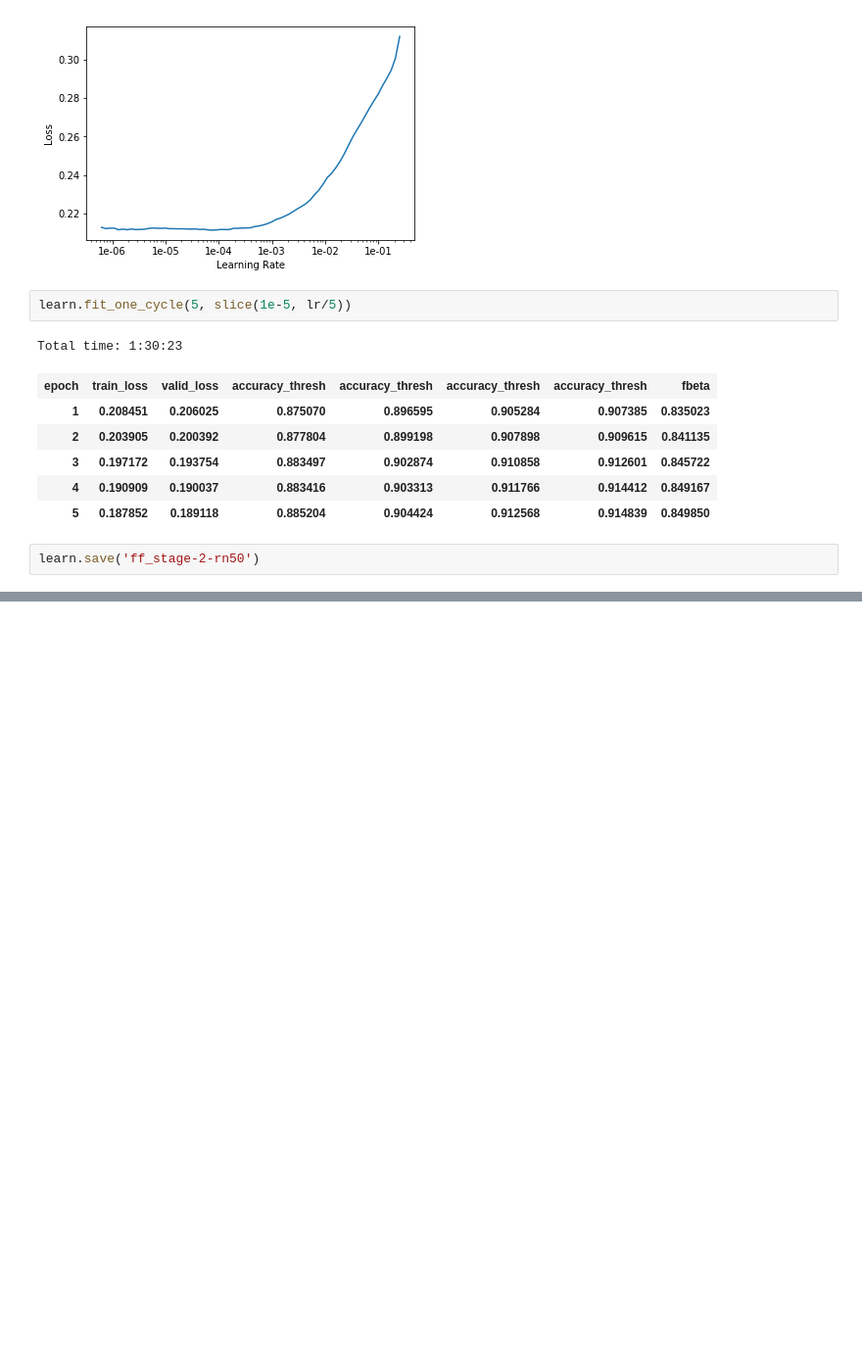
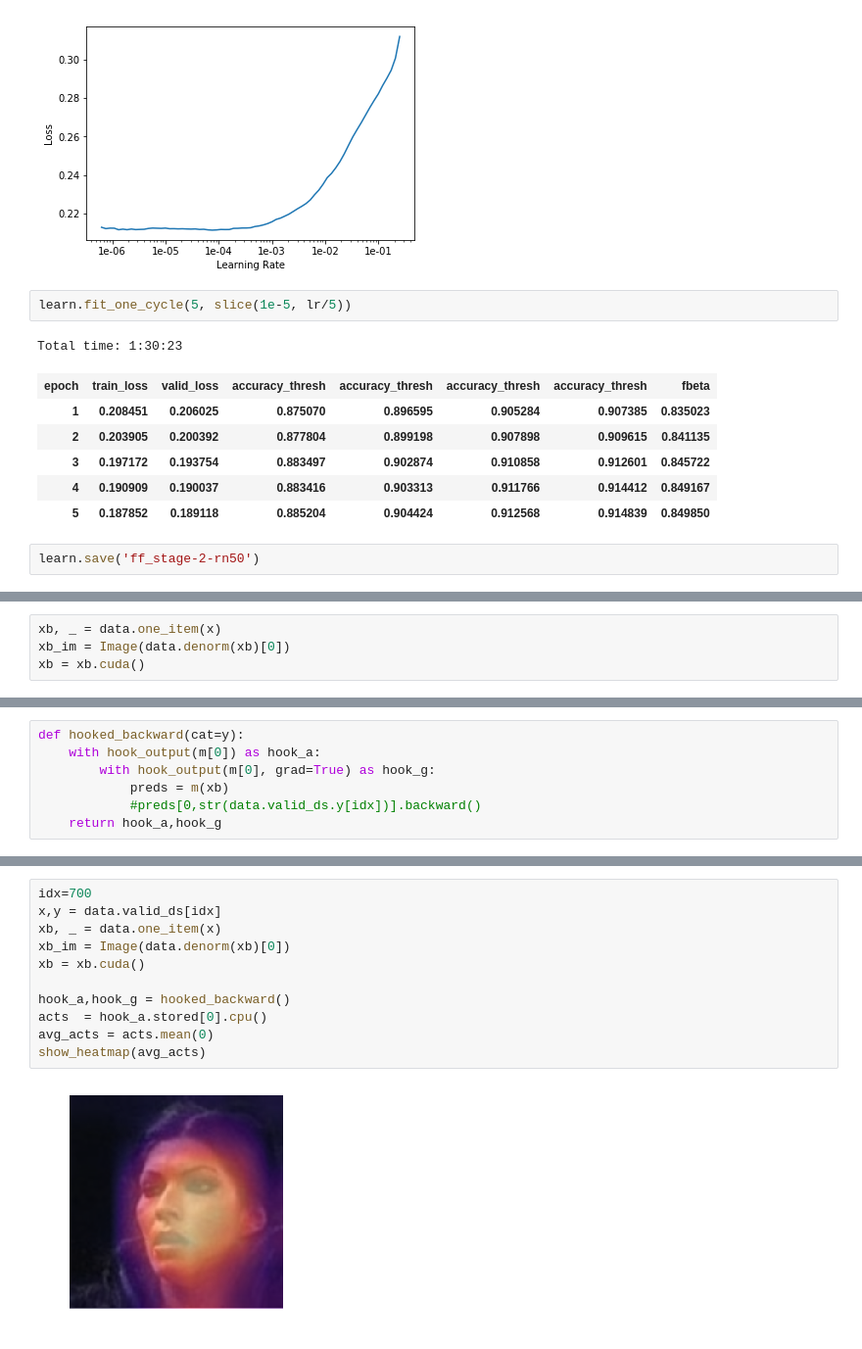
Before and after one commit to aayushmnit/Deep_learning_explorations, a Jupyter notebook: 7_Facial_attributes_fastai_opencv/MultiClass classification on CelebA dataset using FastAI.ipynb, the cells around one changed output, grey strips where cells are left out. Shown at 98% size. Cells and saved outputs as stored; diff of their text form; blank space fills up the shorter version.

```diff
--- a/7_Facial_attributes_fastai_opencv/MultiClass classification on CelebA dataset using FastAI.ipynb
+++ b/7_Facial_attributes_fastai_opencv/MultiClass classification on CelebA dataset using FastAI.ipynb
@@ -102,0 +175,4 @@ learn.save('ff_stage-2-rn50')
+# %%
+xb, _ = data.one_item(x)
+xb_im = Image(data.denorm(xb)[0])
+xb = xb.cuda()
@@ -102,0 +181,7 @@ learn.save('ff_stage-2-rn50')
+# %%
+def hooked_backward(cat=y):
+    with hook_output(m[0]) as hook_a:
+        with hook_output(m[0], grad=True) as hook_g:
+            preds = m(xb)
+            #preds[0,str(data.valid_ds.y[idx])].backward()
+    return hook_a,hook_g
@@ -102,0 +221,13 @@ learn.save('ff_stage-2-rn50')
+# %%
+idx=700
+x,y = data.valid_ds[idx]
+xb, _ = data.one_item(x)
+xb_im = Image(data.denorm(xb)[0])
+xb = xb.cuda()
+
+hook_a,hook_g = hooked_backward()
+acts  = hook_a.stored[0].cpu()
+avg_acts = acts.mean(0)
+show_heatmap(avg_acts)
+# %% [output]
+[figure, added]
```
Also changed, not shown: parts of 21 cells of this notebook.
